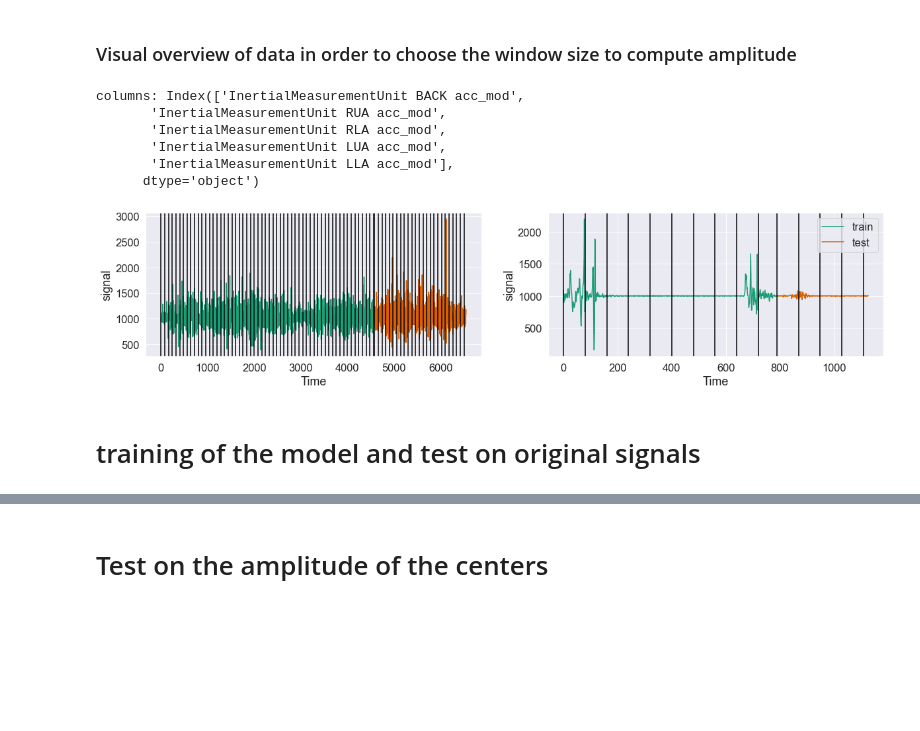
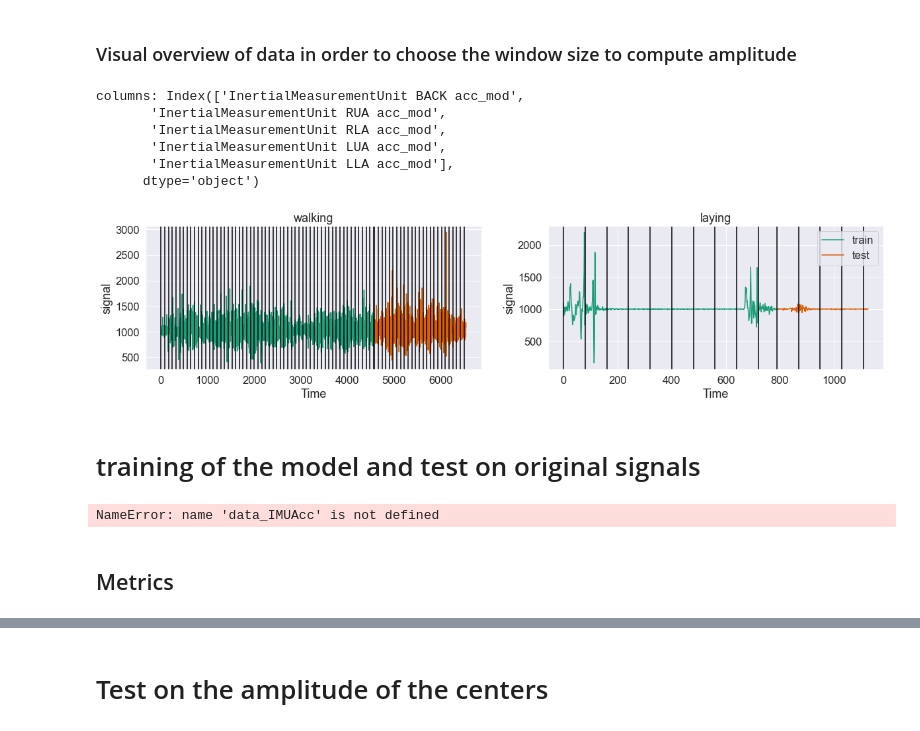
Before and after one commit to nicolezattarin/IoMT-efficient-information-distribution, a Jupyter notebook: clustering/WalkingLaying_classifier_amplitude.ipynb, the cells around one changed output, grey strips where cells are left out. Saved outputs shown, nothing was run; the diff lists cells and outputs as text; code cells hidden in the pictures; blank space fills up the shorter version.

```diff
--- a/clustering/WalkingLaying_classifier_amplitude.ipynb
+++ b/clustering/WalkingLaying_classifier_amplitude.ipynb
@@ -36,34 +36,38 @@ walk_test[column].plot(ax=ax[0], label='test')
 lie_train[column].plot(ax=ax[1], label='train')
 lie_test[column].plot(ax=ax[1], label='test')
 
 ax[0].legend().remove(), ax[1].legend()
 ax[0].set_xlabel('Time'), ax[1].set_xlabel('Time')
 ax[0].set_ylabel('signal'), ax[1].set_ylabel('signal')
 
 
 # we want to create a dataset with all the amplitudes within a window of
 # size window_size, lets visualize it to have a clear idea
 window_size = 80
 for i in range(len(walk_train)):
     if i % window_size == 0:
         ax[0].axvline(i, color='black')
 for i in range(len(lie_train)):
     if i % window_size == 0:
         ax[1].axvline(i, color='black')
 for i in range(len(walk_test)):
     if i % window_size == 0:
         ax[0].axvline(len(walk_train)+i, color='black')
 for i in range(len(lie_test)):
     if i % window_size == 0:
         ax[1].axvline(len(lie_train)+i, color='black')
+
+ax[0].set_title('walking')
+ax[1].set_title('laying')
+fig.savefig('figures/walking_laying_ex_window.png')
 # %% [output]
 columns: Index(['InertialMeasurementUnit BACK acc_mod',
        'InertialMeasurementUnit RUA acc_mod',
        'InertialMeasurementUnit RLA acc_mod',
        'InertialMeasurementUnit LUA acc_mod',
        'InertialMeasurementUnit LLA acc_mod'],
       dtype='object')
-[figure, old version]
+[figure, new version]
 # %% [markdown]
 # training of the model and test on original signals
 # %%
@@ -114,4 +124,13 @@ def prepare_dataset(split_frac, sensor, window_size=80):
 data_IMUAcc = prepare_dataset(0.2, 'IMU_acc')
 data_IMUGyro = prepare_dataset(0.2, 'IMU_gyro')
 data_triaxialAcc = prepare_dataset( 0.2, 'triaxial_acc')
+# %%
+from sklearn.linear_model import LogisticRegression
+clf_IMUAcc = LogisticRegression(random_state=0).fit(data_IMUAcc[0], data_IMUAcc[2])
+clf_IMUGyro = LogisticRegression(random_state=0).fit(data_IMUGyro[0], data_IMUGyro[2])
+clf_triaxialAcc = LogisticRegression(random_state=0).fit(data_triaxialAcc[0], data_triaxialAcc[2])
+# %% [output]
+NameError: name 'data_IMUAcc' is not defined
+# %% [markdown]
+## Metrics
 # %%
```
Also changed, not shown: parts of 11 cells of this notebook, 16 other files.
